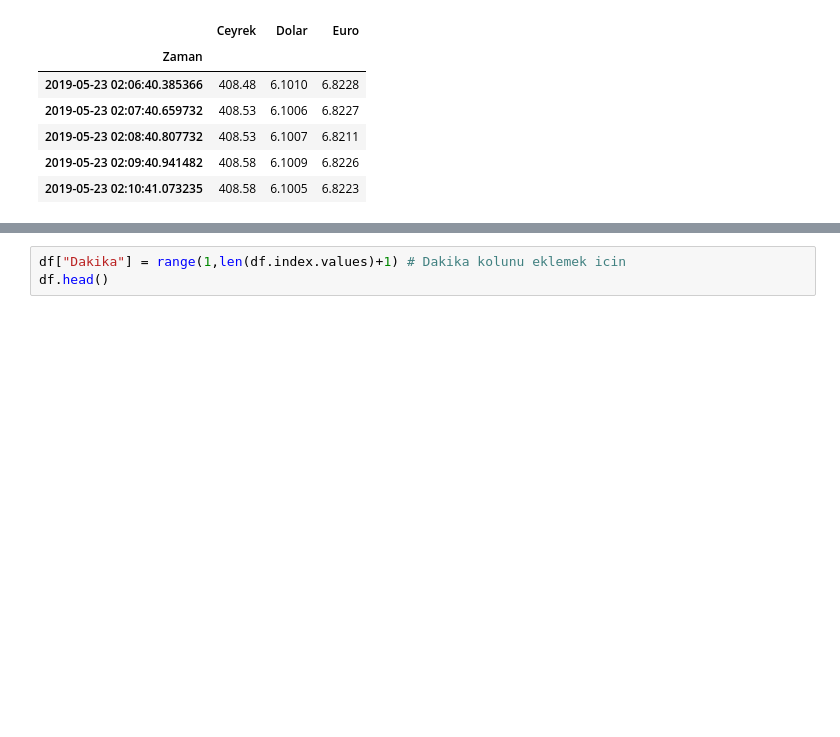
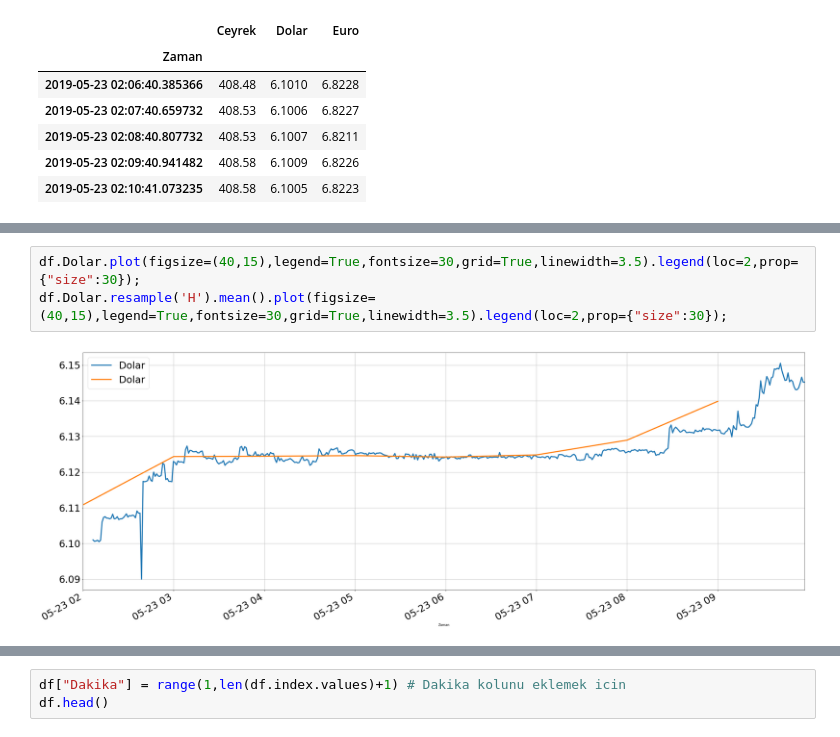
Before and after one commit to ahmetbaranyilmaz/Kodluyoruz-Python-Bootcamp, a Jupyter notebook: Workshop/yatirimSepeti/yatirimSepetiGorsellestirme.ipynb, the cells around one changed output, grey strips where cells are left out. Saved outputs shown, nothing was run; the diff lists cells and outputs as text; blank space fills up the shorter version.

```diff
--- a/Workshop/yatirimSepeti/yatirimSepetiGorsellestirme.ipynb
+++ b/Workshop/yatirimSepeti/yatirimSepetiGorsellestirme.ipynb
@@ -31 +30,6 @@ df.Ceyrek.resample('H').mean().plot(figsize=(40,15),legend=True,fontsize=30,grid
 [figure]
+# %%
+df.Dolar.plot(figsize=(40,15),legend=True,fontsize=30,grid=True,linewidth=3.5).legend(loc=2,prop={"size":30});
+df.Dolar.resample('H').mean().plot(figsize=(40,15),legend=True,fontsize=30,grid=True,linewidth=3.5).legend(loc=2,prop={"size":30});
+# %% [output]
+[figure, added]
```
Also changed, not shown: parts of 27 cells of this notebook.
